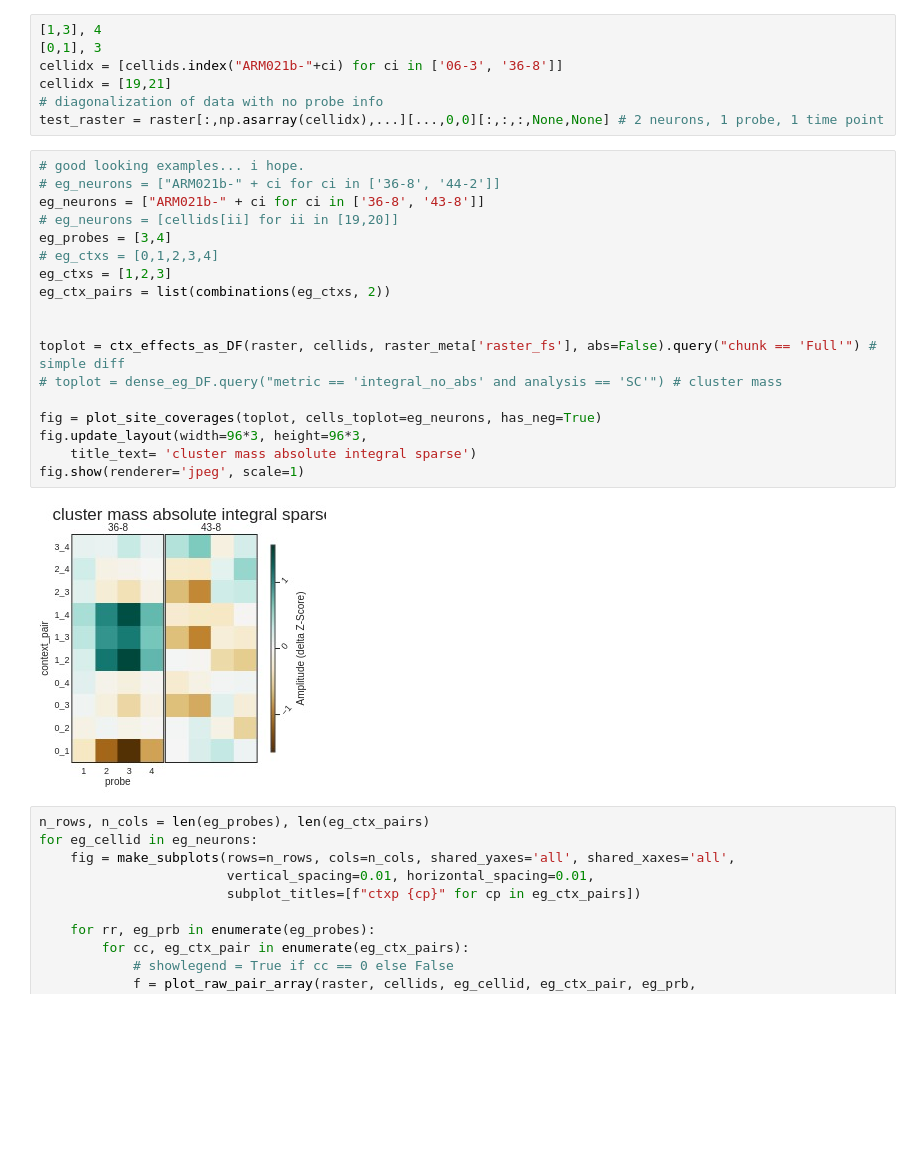
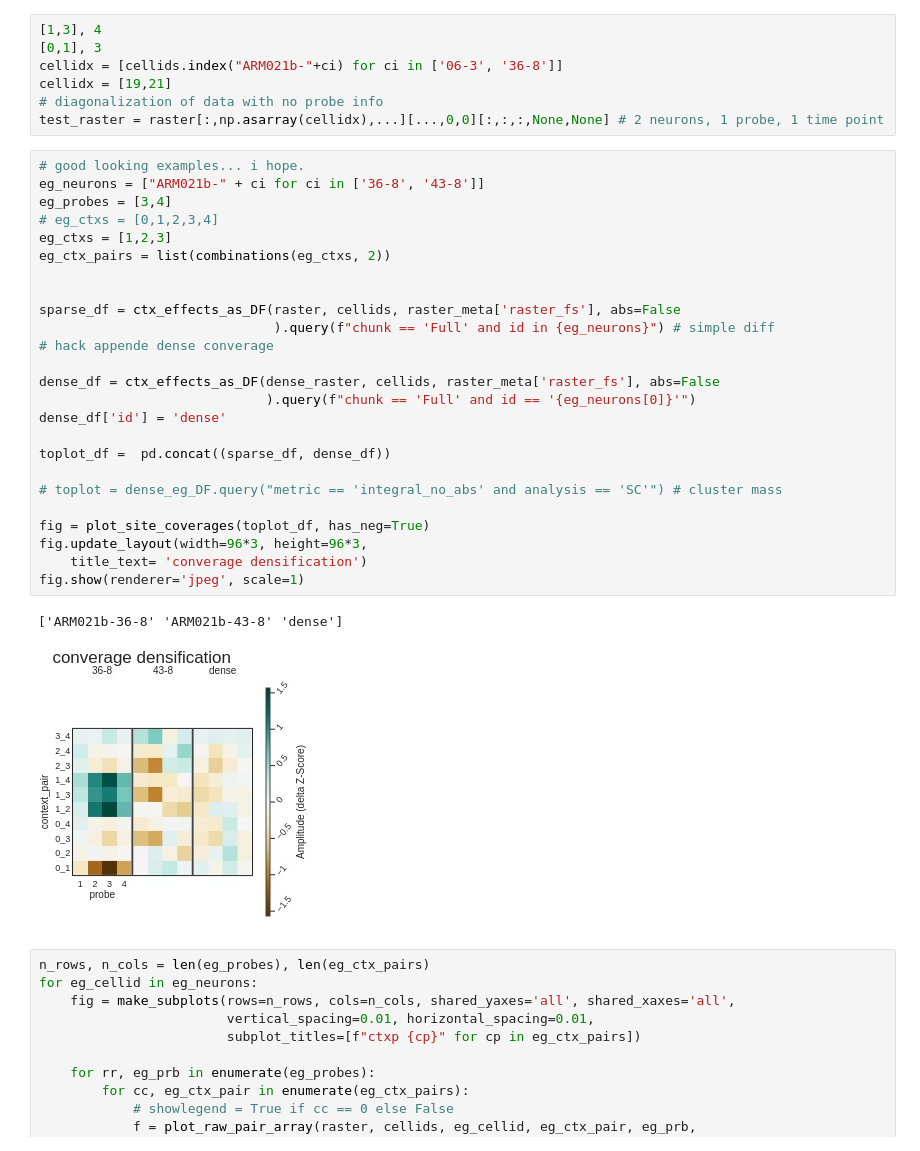
Before and after one commit to Mateo-Lopez-Espejo/context_probe_analysis, a Jupyter notebook: notebooks/230220_diagonalization_functionalized.ipynb, the cells around one changed output. Drawn from its saved outputs; the diff is of its cells as text; blank space fills up the shorter version.

Commit message:
updated figure 3 with different example (consistent with previous figures) and new layout

```diff
--- a/notebooks/230220_diagonalization_functionalized.ipynb
+++ b/notebooks/230220_diagonalization_functionalized.ipynb
@@ -275,24 +324,32 @@ cellidx = [19,21]
 test_raster = raster[:,np.asarray(cellidx),...][...,0,0][:,:,:,None,None] # 2 neurons, 1 probe, 1 time point
 # %%
 # good looking examples... i hope.
-# eg_neurons = ["ARM021b-" + ci for ci in ['36-8', '44-2']]
 eg_neurons = ["ARM021b-" + ci for ci in ['36-8', '43-8']]
-# eg_neurons = [cellids[ii] for ii in [19,20]]
 eg_probes = [3,4]
 # eg_ctxs = [0,1,2,3,4]
 eg_ctxs = [1,2,3]
 eg_ctx_pairs = list(combinations(eg_ctxs, 2))
 
 
-toplot = ctx_effects_as_DF(raster, cellids, raster_meta['raster_fs'], abs=False).query("chunk == 'Full'") # simple diff
+sparse_df = ctx_effects_as_DF(raster, cellids, raster_meta['raster_fs'], abs=False
+                              ).query(f"chunk == 'Full' and id in {eg_neurons}") # simple diff
+# hack appende dense converage
+
+dense_df = ctx_effects_as_DF(dense_raster, cellids, raster_meta['raster_fs'], abs=False
+                             ).query(f"chunk == 'Full' and id == '{eg_neurons[0]}'")
+dense_df['id'] = 'dense'
+
+toplot_df =  pd.concat((sparse_df, dense_df))
+
 # toplot = dense_eg_DF.query("metric == 'integral_no_abs' and analysis == 'SC'") # cluster mass
 
-fig = plot_site_coverages(toplot, cells_toplot=eg_neurons, has_neg=True)
+fig = plot_site_coverages(toplot_df, has_neg=True)
 fig.update_layout(width=96*3, height=96*3,
-    title_text= 'cluster mass absolute integral sparse')
+    title_text= 'converage densification')
 fig.show(renderer='jpeg', scale=1)
 # %% [output]
+['ARM021b-36-8' 'ARM021b-43-8' 'dense']
-[figure, old version]
+[figure, new version]
 # %%
 n_rows, n_cols = len(eg_probes), len(eg_ctx_pairs)
 for eg_cellid in eg_neurons:
```
Also changed, not shown: parts of 6 cells of this notebook, 1 other file.
